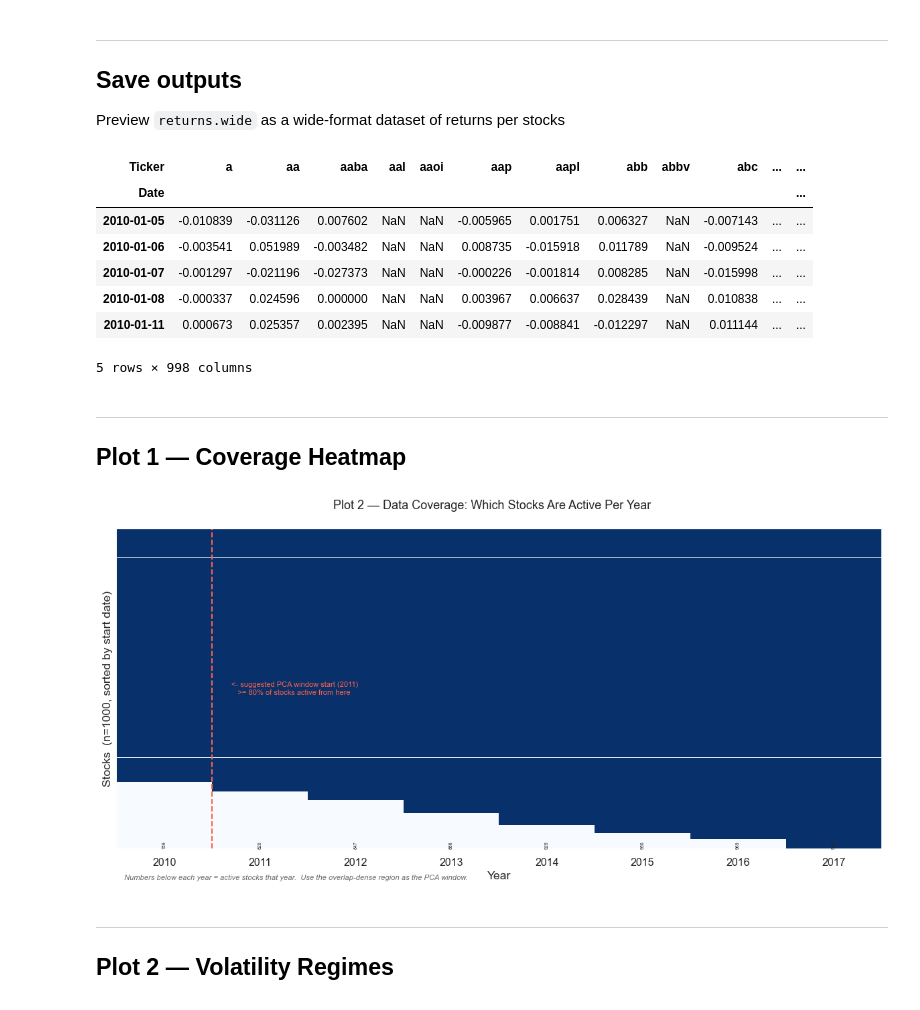
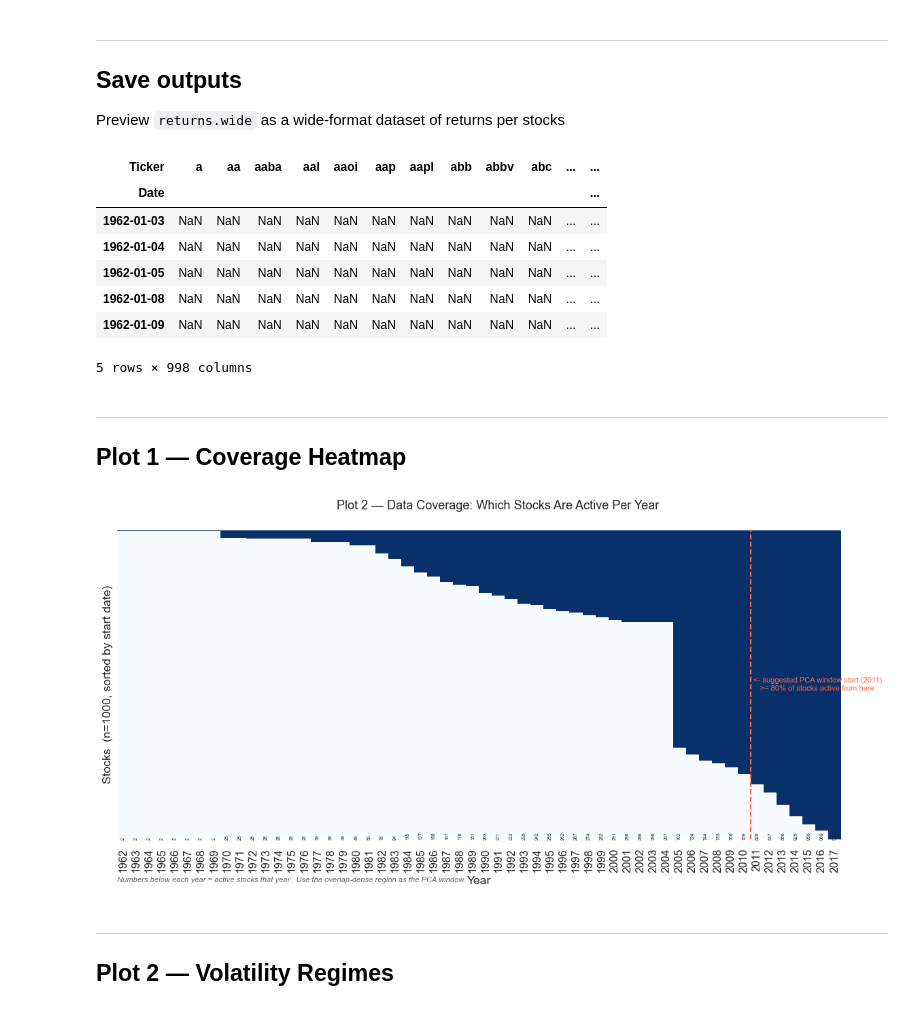
Before and after one commit to CS3244-Pairs-Trading/Pairs-Trading, a Jupyter notebook: eda_1.ipynb, the cells around one changed output. Saved outputs shown, nothing was run; the diff lists cells and outputs as text; code cells hidden in the pictures.

Commit message:
Fix inconsistencies in 2nd and 3rd EDA such that each eda files reflect correct plots and summaries.

```diff
--- a/eda_1.ipynb
+++ b/eda_1.ipynb
@@ -27,7 +27,7 @@ sns.set_theme(style="whitegrid", font_scale=1.05)
 # ── Paths ─────────────────────────────────────────────────────────────────────
 # Notebook sits at project root (same level as data/, src/, outputs/)
 PROJECT_ROOT = Path('.').resolve()
-DATA_PATH    = PROJECT_ROOT / 'data' / 'interim' / 'prices_clean.csv'
+DATA_PATH    = PROJECT_ROOT / 'data' / 'interim' / 'prices_clean_eda_1.csv'
 
 # ── Constants ─────────────────────────────────────────────────────────────────
 MIN_TRADING_DAYS = 252
@@ -97,11 +103,11 @@ returns_wide.head()
 # %% [output]
 | Ticker | a | aa | aaba | aal | aaoi | aap | aapl | abb | abbv | abc | ... | ... |
 | Date |  |  |  |  |  |  |  |  |  |  |  | ... |
-| 2010-01-05 | -0.010839 | -0.031126 | 0.007602 | NaN | NaN | -0.005965 | 0.001751 | 0.006327 | NaN | -0.007143 | ... | ... |
-| 2010-01-06 | -0.003541 | 0.051989 | -0.003482 | NaN | NaN | 0.008735 | -0.015918 | 0.011789 | NaN | -0.009524 | ... | ... |
-| 2010-01-07 | -0.001297 | -0.021196 | -0.027373 | NaN | NaN | -0.000226 | -0.001814 | 0.008285 | NaN | -0.015998 | ... | ... |
-| 2010-01-08 | -0.000337 | 0.024596 | 0.000000 | NaN | NaN | 0.003967 | 0.006637 | 0.028439 | NaN | 0.010838 | ... | ... |
-| 2010-01-11 | 0.000673 | 0.025357 | 0.002395 | NaN | NaN | -0.009877 | -0.008841 | -0.012297 | NaN | 0.011144 | ... | ... |
+| 1962-01-03 | NaN | NaN | NaN | NaN | NaN | NaN | NaN | NaN | NaN | NaN | ... | ... |
+| 1962-01-04 | NaN | NaN | NaN | NaN | NaN | NaN | NaN | NaN | NaN | NaN | ... | ... |
+| 1962-01-05 | NaN | NaN | NaN | NaN | NaN | NaN | NaN | NaN | NaN | NaN | ... | ... |
+| 1962-01-08 | NaN | NaN | NaN | NaN | NaN | NaN | NaN | NaN | NaN | NaN | ... | ... |
+| 1962-01-09 | NaN | NaN | NaN | NaN | NaN | NaN | NaN | NaN | NaN | NaN | ... | ... |
 5 rows × 998 columns
 # %% [markdown]
 ---
@@ -137,35 +143,35 @@ for j, (yr, cnt) in enumerate(active_per_year.items()):
     ax.text(j + 0.5, len(coverage_binary) + 1.5,
             str(cnt), ha='center', va='bottom', fontsize=5, rotation=90)
 
 # Mark suggested PCA window start: first year >= 80% stocks active
 threshold_pct  = 0.80
 pca_start_year = None
 for yr, cnt in active_per_year.items():
     if cnt >= threshold_pct * n_stocks:
         pca_start_year = yr
         break
 
 years_list = list(active_per_year.index)
 if pca_start_year is not None:
     j_start = years_list.index(pca_start_year)
     ax.axvline(x=j_start, color='tomato', linewidth=1.5, linestyle='--')
     ax.text(
         j_start + 0.2, len(coverage_binary) * 0.5,
         f'<- suggested PCA window start ({pca_start_year})\n'
         f'   >= {int(threshold_pct*100)}% of stocks active from here',
         color='tomato', fontsize=8, va='center'
     )
 
 ax.text(
-    0.01, -0.12,
+    0.00, -0.12,
     'Numbers below each year = active stocks that year.  '
     'Use the overlap-dense region as the PCA window.',
     transform=ax.transAxes, fontsize=8, va='top', style='italic', color='dimgray'
 )
 
 plt.tight_layout()
 # %% [output]
-[figure, old version]
+[figure, new version]
 # %% [markdown]
 ---
 ## Plot 2 — Volatility Regimes
```
Also changed, not shown: parts of 3 cells of this notebook, 2 other files.
